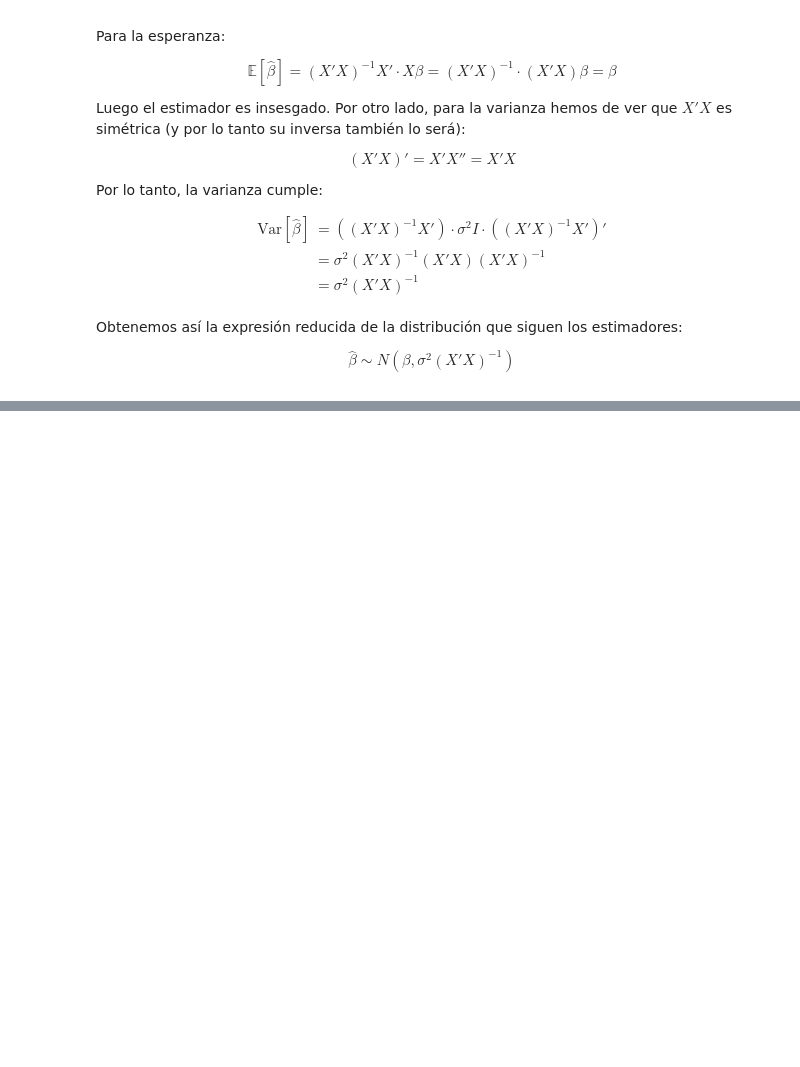
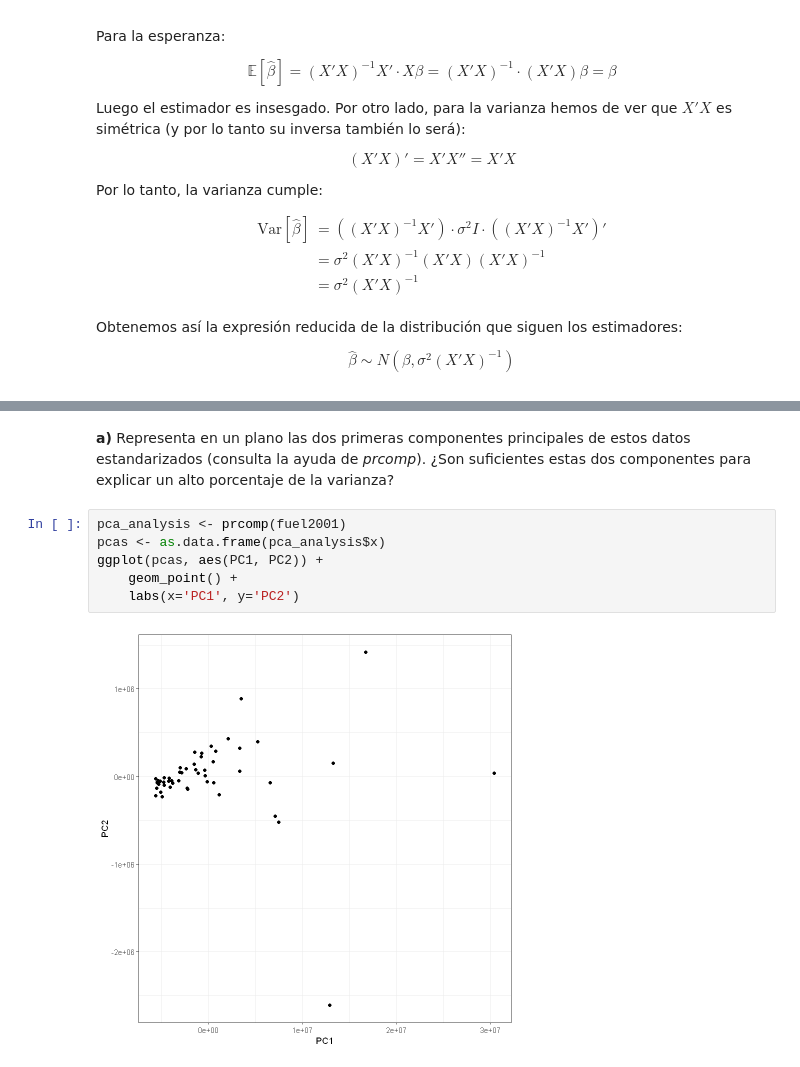
Before and after one commit to Ocete/mcd-mae, a Jupyter notebook: Entrega 3/ejercicios.ipynb, the cells around one changed output, grey strips where cells are left out. Saved outputs shown, nothing was run; the diff lists cells and outputs as text; blank space fills up the shorter version.

```diff
--- a/Entrega 3/ejercicios.ipynb
+++ b/Entrega 3/ejercicios.ipynb
@@ -244,0 +276,10 @@ $$
+# %% [markdown]
+**a)** Representa en un plano las dos primeras componentes principales de estos datos estandarizados (consulta la ayuda de *prcomp*). ¿Son suficientes estas dos componentes para explicar un alto porcentaje de la varianza?
+# %%
+pca_analysis <- prcomp(fuel2001)
+pcas <- as.data.frame(pca_analysis$x)
+ggplot(pcas, aes(PC1, PC2)) +
+    geom_point() +
+    labs(x='PC1', y='PC2')
+# %% [output]
+[figure, added]
```
Also changed, not shown: parts of 9 cells of this notebook.
